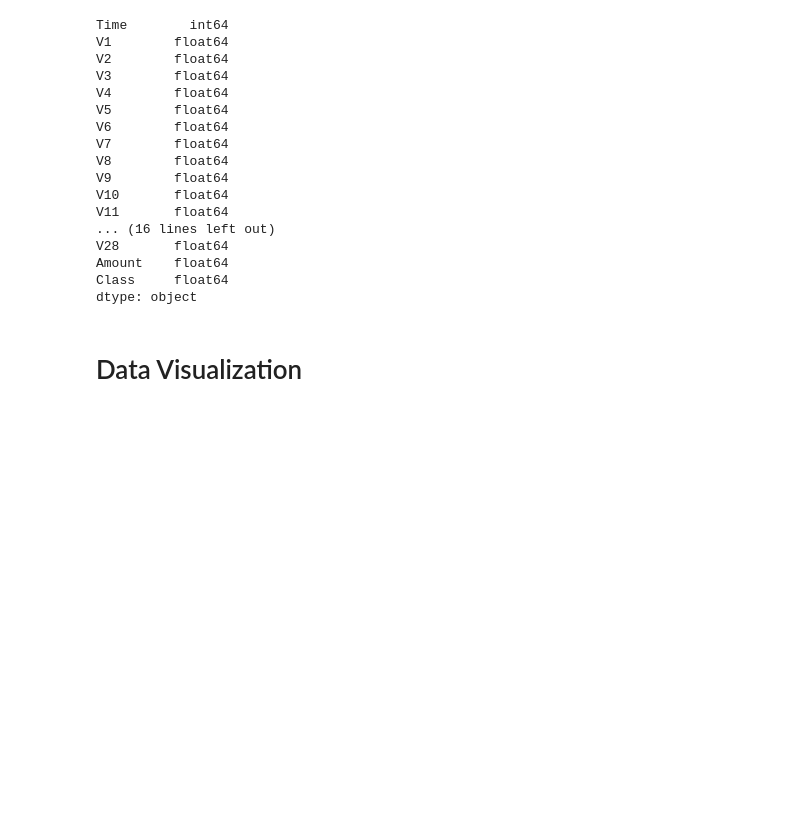
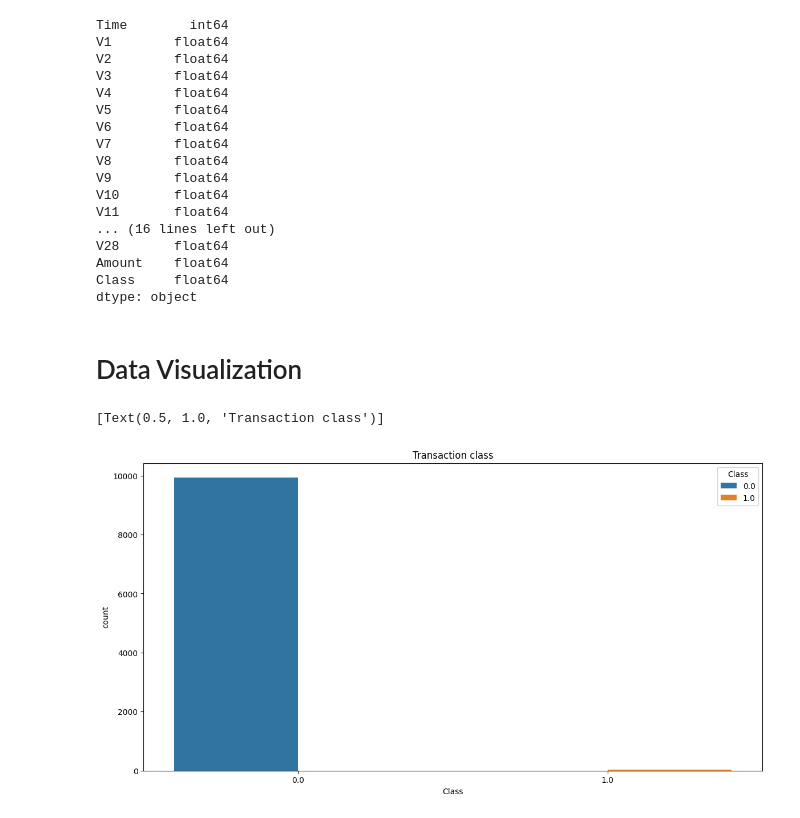
Before and after one commit to kdmwangi/Data-Science, a Jupyter notebook: Fraud_Detection.ipynb, the cells around one changed output. Saved outputs shown, nothing was run; the diff lists cells and outputs as text; code cells hidden in the pictures; blank space fills up the shorter version.

```diff
--- a/Fraud_Detection.ipynb
+++ b/Fraud_Detection.ipynb
@@ -272,0 +289,8 @@ sns.scatterplt(dataset, )
+# %%
+# plot a graph of the class 0 and 1
+plt.figure(figsize=(14,7))
+fig = sns.countplot(dataset,x='Class',hue='Class')
+fig.set(title='Transaction class')
+# %% [output]
+[Text(0.5, 1.0, 'Transaction class')]
+[figure, added]
```
Also changed, not shown: parts of 24 cells of this notebook.
